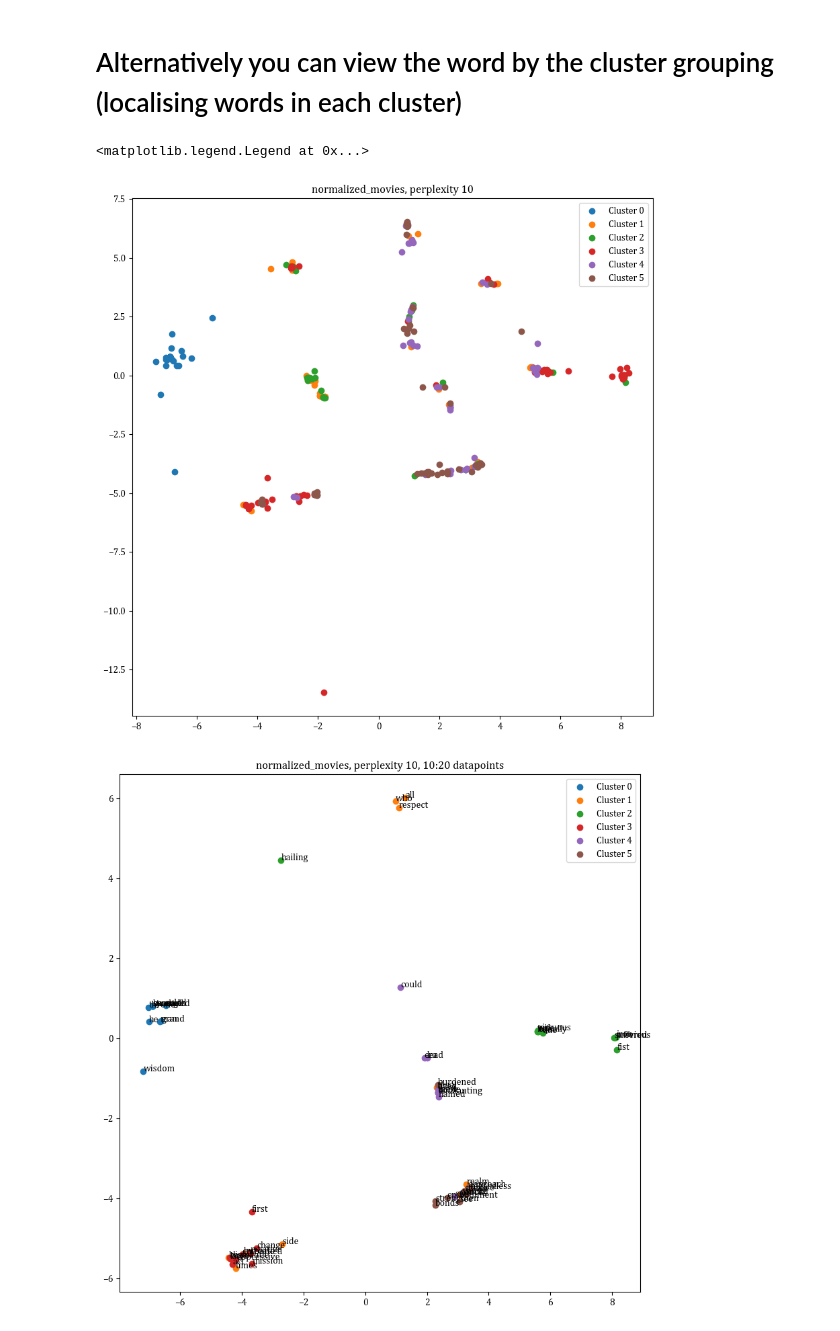
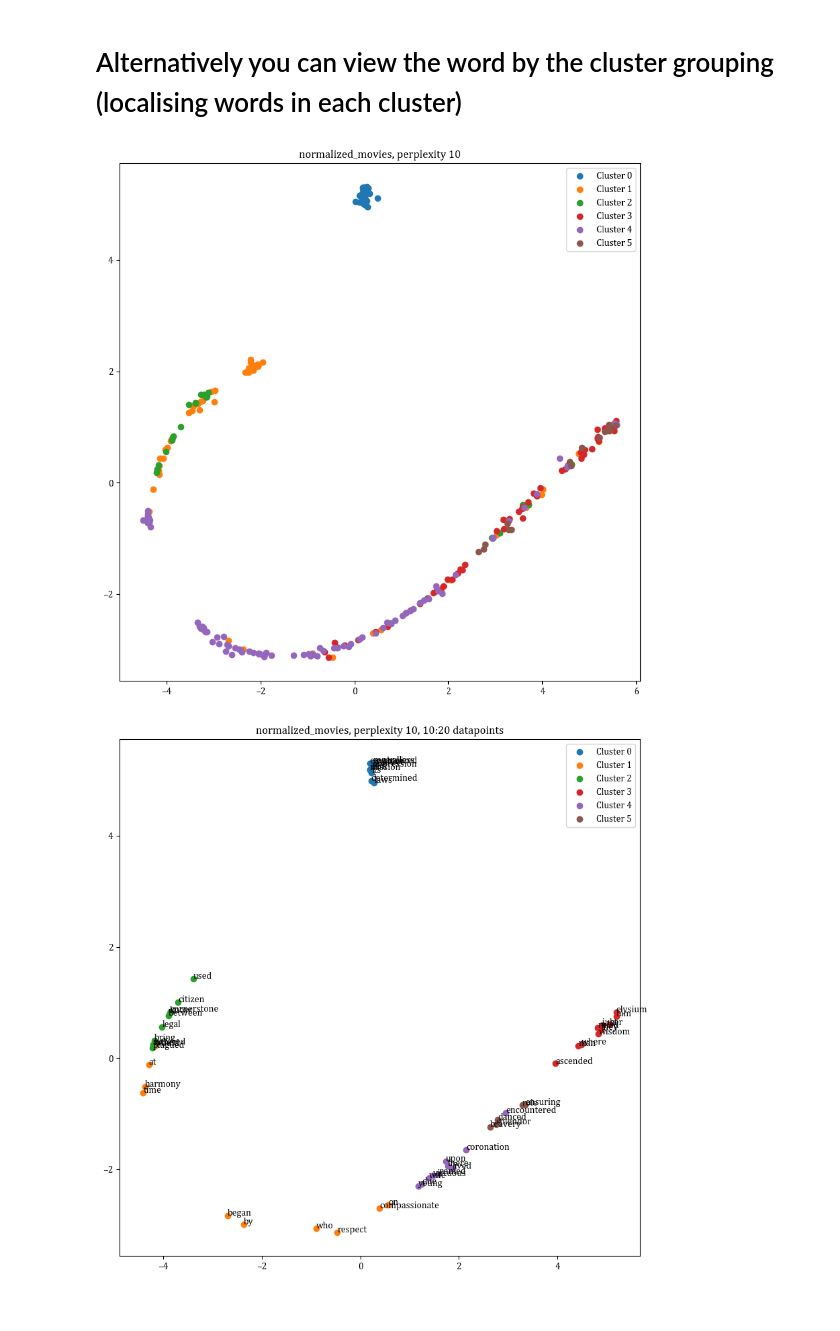
Before and after one commit to kcj-coding/Python-coding, a Jupyter notebook: word_embeddings.ipynb, the cells around one changed output. Saved outputs shown, nothing was run; the diff lists cells and outputs as text; code cells hidden in the pictures.

```diff
--- a/word_embeddings.ipynb
+++ b/word_embeddings.ipynb
@@ -368,7 +438,7 @@ random.seed(5) # for reproducability
 
 # Fit the model using the skipgrams generator
 model.fit(skipgrams_generator(reviews, tokenizer, skip_window, num_sampled),
-                    steps_per_epoch=2000, epochs=15, verbose=2)
+                    steps_per_epoch=500, epochs=15, verbose=2)
 
 # save model
 model.save("my_model.hdf5")
@@ -633,7 +699,7 @@ plt.legend()#plt.show()
 # %% [markdown]
 # Alternatively you can view the word by the cluster grouping (localising words in each cluster)
 # %%
-tsne = TSNE(random_state=10, perplexity=5, n_iter=250, metric="cosine")
+tsne = TSNE(random_state=10, perplexity=10, n_iter=250, metric="cosine")
 
 embs = tsne.fit_transform(df_clust1[['Index','Cluster']])
 
@@ -647,34 +713,33 @@ df['clust'] = df_clust1['Cluster']
 
 # graph this
 plt.figure(figsize=(10,10))
 #plt.scatter(df_subset['tsne1'] , df_subset['tsne2'])
 #plt.show()
 uniq = np.unique(df.clust)
 for i in uniq:
    plt.scatter(df.x[df.clust == i] , df.y[df.clust == i] , label = "Cluster "+str(i))
 plt.title("normalized_movies, perplexity 10")
 
 #plt.scatter(centers[:,0], centers[:,1], marker="x", color='k')
 #plt.scatter(centers[:,0], centers[:,1], marker="x", color='k')
 #This is done to find the centroid for each clusters.
 plt.legend()#plt.show()
 
 # graph this
 plt.figure(figsize=(10,10))
 #plt.scatter(df_subset['tsne1'] , df_subset['tsne2'])
 #plt.show()
 uniq = np.unique(df.clust)
 for i in uniq:
    plt.scatter(df.x[df.clust == i][10:20] , df.y[df.clust == i][10:20] , label = "Cluster "+str(i))
    for ii, txt in zip(df.index[df.clust == i][10:20], df_clust1.word[df_clust1.Cluster==i][10:20]):
        plt.annotate(txt, (df.x[ii], df.y[ii]))
 plt.title("normalized_movies, perplexity 10, 10:20 datapoints")
 
 #plt.scatter(centers[:,0], centers[:,1], marker="x", color='k')
 #plt.scatter(centers[:,0], centers[:,1], marker="x", color='k')
 #This is done to find the centroid for each clusters.
-plt.legend()#plt.show()
+plt.legend();#plt.show()
 # %% [output]
-<matplotlib.legend.Legend at 0x...>
-[figure, old version]
+[figure, new version]
-[figure, old version]
+[figure, new version]
```
Also changed, not shown: parts of 29 cells of this notebook.
